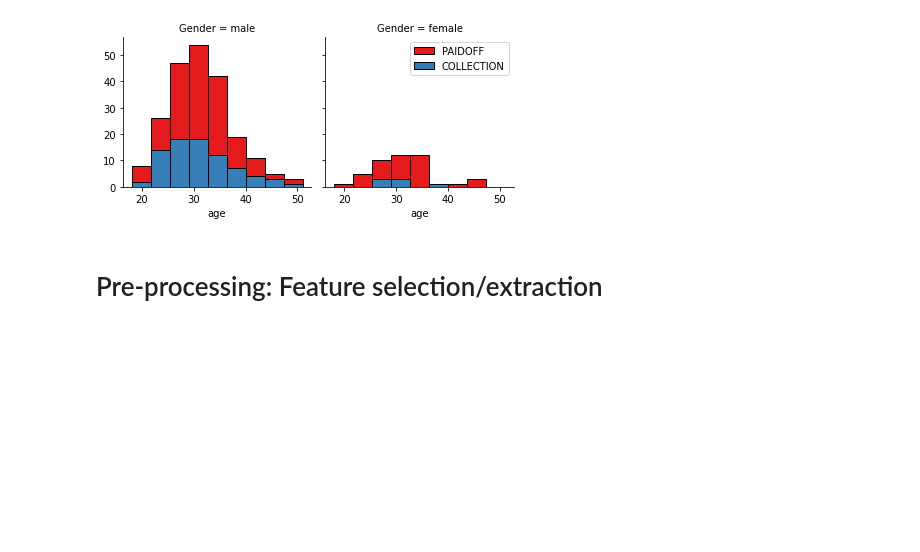
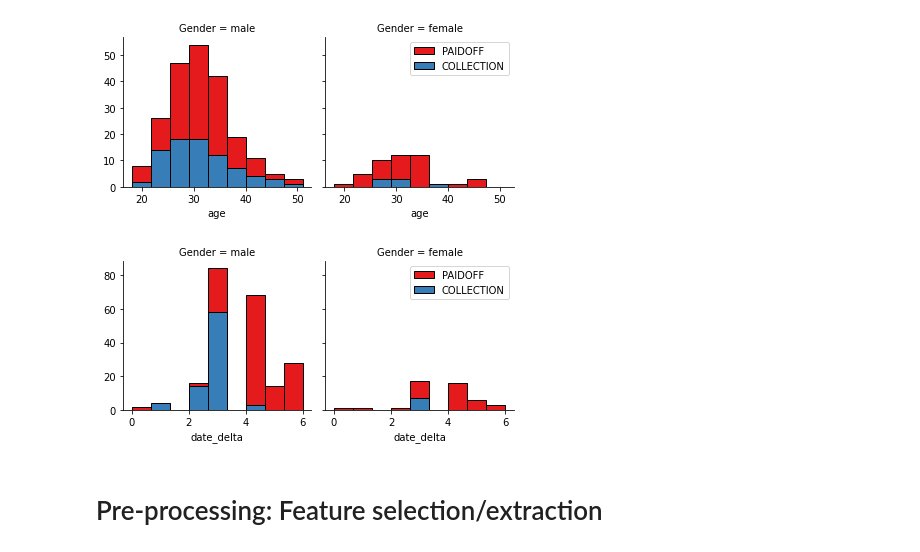
Before and after one commit to JawandS/ML_python_capstone, a Jupyter notebook: Classification with Python.ipynb, the cells around one changed output. Cells and saved outputs as stored; diff of their text form; code cells hidden in the pictures; blank space fills up the shorter version.

```diff
--- a/Classification with Python.ipynb
+++ b/Classification with Python.ipynb
@@ -130,3 +132,14 @@ plt.show()
+# %%
+df['date_delta'] = (df['effective_date'] - df['effective_date'].min())  / np.timedelta64(1,'D')
+
+bins = np.linspace(df.date_delta.min(), df.date_delta.max(), 10)
+g = sns.FacetGrid(df, col="Gender", hue="loan_status", palette="Set1", col_wrap=2)
+g.map(plt.hist, 'date_delta', bins=bins, ec="k")
+
+g.axes[-1].legend()
+plt.show()
+# %% [output]
+[figure, added]
 # %% [markdown]
 # Pre-processing:  Feature selection/extraction
 # %% [markdown]
```
Also changed, not shown: parts of 6 cells of this notebook.
